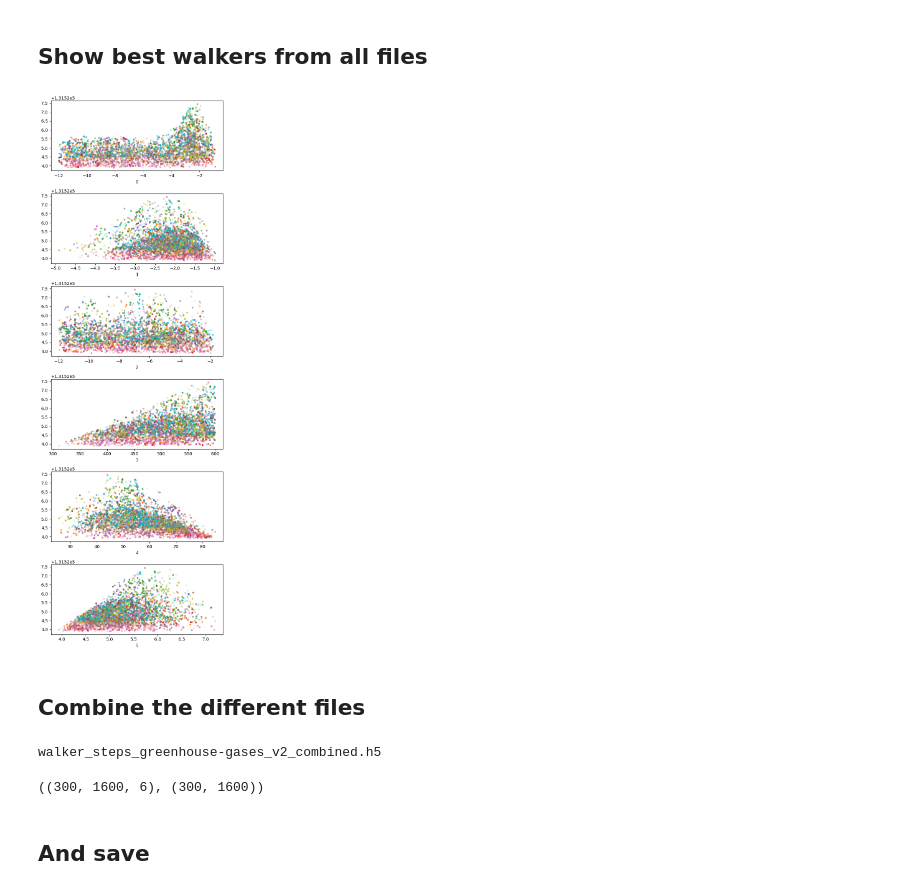
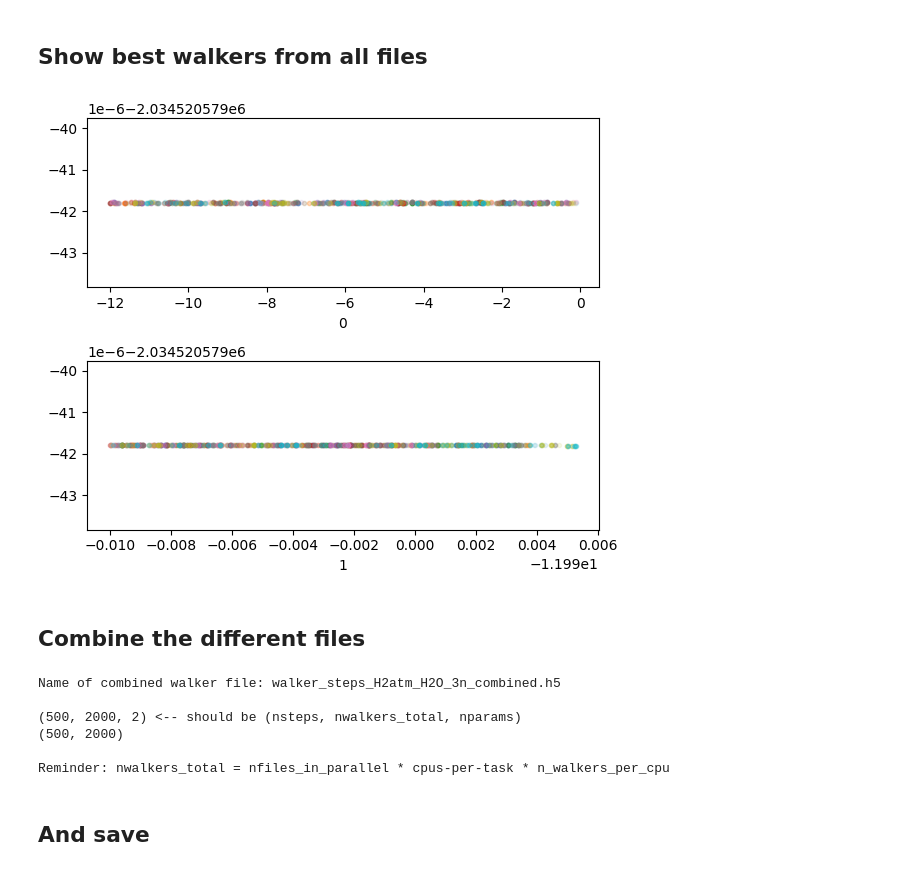
Before and after one commit to mathisbouffard/HRS_with_starships, a Jupyter notebook: HRS_analysis/retrievals/Combine_walker_files.ipynb, the cells around one changed output. Cells and saved outputs as stored; diff of their text form; code cells hidden in the pictures.

Commit message:
New files to perform retrievals and added some comments for clarity.

```diff
--- a/HRS_analysis/retrievals/Combine_walker_files.ipynb
+++ b/HRS_analysis/retrievals/Combine_walker_files.ipynb
@@ -19,7 +19,8 @@ import starships.retrieval_utils as ru
 # Quicklook at one of the files
 # %%
 # Path to the walker files
-walker_path = Path('/home/mathisb/scratch/HRS_retrievals/walker_steps/TRAPPIST-1b/')
+planet = "TRAPPIST-1b"
+walker_path = Path(f'/home/mathisb/scratch/HRS_retrievals/walker_steps/{planet}/')
 # %%
 ls -t1 $walker_path | head -15  # list the walker files
 # %% [output]
@@ -41,6 +43,6 @@ walker_steps_greenhouse-gases_6.h5
 # %%
 # Choose which walker files to look at and merge (copy-paste one of them)
-walkers_to_merge = 'walker_steps_greenhouse-gases_v2_8.h5'
+walkers_to_merge = 'walker_steps_H2atm_H2O_3n_7.h5'
 # %%
 walker_file = Path(walkers_to_merge)
 chains = ru.read_walkers_file(walker_path / walker_file, discard=0)
@@ -58,14 +56,18 @@ INFO:starships.retrieval_utils:Steps in walkers file are all completed
 # Merge multiple walker files
 # %%
 # Get a list of walker files from the same run as walkers_to_merge
-walker_file_list = list(walker_path.glob(walkers_to_merge[:-4] + '*.h5'))
+walker_file_list = [f for f in walker_path.glob(walkers_to_merge[:-4] + '*.h5')
+                    if 'combined' not in f.name]  # exclude combined walker file if this notebook has already been run
 
 # Name for combined file
 combined_file_out = Path(walkers_to_merge[:-4] + 'combined.h5')
 # %% [markdown]
 ## Get number of steps (minimum among all files)
 # %%
-nsteps = 300
+# The different walker files might not have run for the same number of steps,
+# so here we calculate the minimum number of steps all files have run through
+
+nsteps = 5000  # upper limit to number of steps to use
 
 for walker_file in walker_file_list:
     with h5py.File(walker_path / walker_file, 'r') as f:
@@ -90,31 +92,45 @@ nsteps: 300
 # %% [markdown]
 ## Show best walkers from all files
 # %%
-n_best = 2000
 
-fig =None
+n_best = 200  # number of highest-likelihood samples to visualize
+
+fig = None
 
 for walker_file in walker_file_list:
     with h5py.File(walker_path / walker_file) as f:
         dset = f['mcmc']
+
+        # Extract the last nsteps of the chains and likelihoods, flatten all walkers
+        # into a single sample list, then sort samples by increasing log-likelihood.
         ord_logl = dset['log_prob'][-nsteps:].reshape(-1)
+
         ord_pos = dset['chain'][-nsteps:]
         n_param = ord_pos.shape[-1]
         ord_pos = ord_pos.reshape((-1, n_param))
+
         idx_sort = np.argsort(ord_logl)
         ord_pos = ord_pos[idx_sort]
         ord_logl = ord_logl[idx_sort]
 
+
         if fig is None:
-            fig, ax = plt.subplots(n_param, 1, figsize=(6, 3*n_param))
+            fig, ax = plt.subplots(n_param, 1, figsize=(6, 2.5*n_param))
 
         for i_param, ax_i in enumerate(ax):
-            ax_i.plot(ord_pos[-n_best:,i_param], ord_logl[-n_best:], ".", alpha=0.1)
-#             ax_i.set_ylim(*ylim)
+            # Plot parameter value vs log-likelihood
+            # Only keep the top n_best (highest likelihood) samples
+            ax_i.plot(
+                ord_pos[-n_best:, i_param],    # parameter values
+                ord_logl[-n_best:],            # corresponding log-likelihoods
+                ".", alpha=0.1
+            )
+            # ax_i.set_ylim(*ylim)
             ax_i.set_xlabel(i_param)
+
 plt.tight_layout()
 # %% [output]
-[figure, old version]
+[figure, new version]
 # %% [markdown]
 ## Combine the different files
 # %%
@@ -131,10 +153,18 @@ combined['chain'] = np.concatenate(combined['chain'], axis=1)
 combined['log_prob'] = np.concatenate(combined['log_prob'], axis=1)
 combined['accepted'] = np.concatenate(combined['accepted'])
 # %%
-print(combined_file_out)
-combined['chain'].shape, combined['log_prob'].shape
+print("Name of combined walker file:", combined_file_out)
+
+print(f"\n{combined['chain'].shape} <-- should be (nsteps, nwalkers_total, nparams)")
+print(combined['log_prob'].shape)
+
+print("\nReminder: nwalkers_total = nfiles_in_parallel * cpus-per-task * n_walkers_per_cpu")
 # %% [output]
-walker_steps_greenhouse-gases_v2_combined.h5
+Name of combined walker file: walker_steps_H2atm_H2O_3n_combined.h5
+
+(500, 2000, 2) <-- should be (nsteps, nwalkers_total, nparams)
+(500, 2000)
+
+Reminder: nwalkers_total = nfiles_in_parallel * cpus-per-task * n_walkers_per_cpu
-((300, 1600, 6), (300, 1600))
 # %% [markdown]
 ## And save
```
Also changed, not shown: parts of 10 cells of this notebook, 5 other files.
